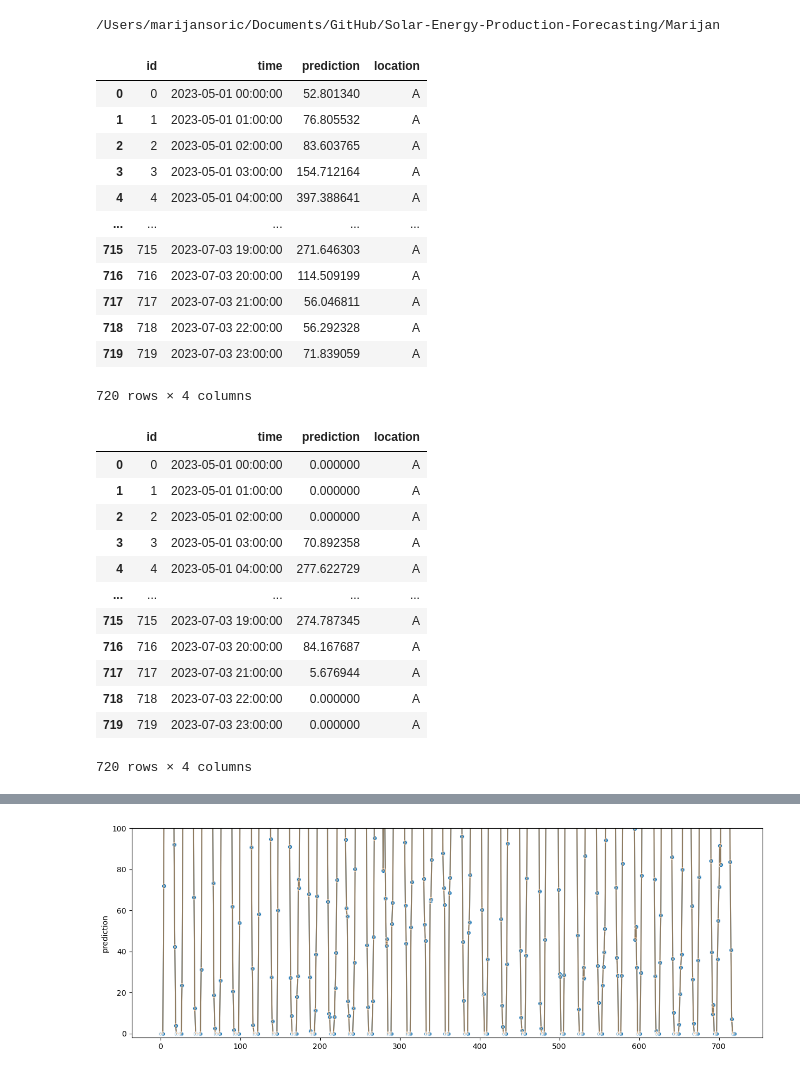
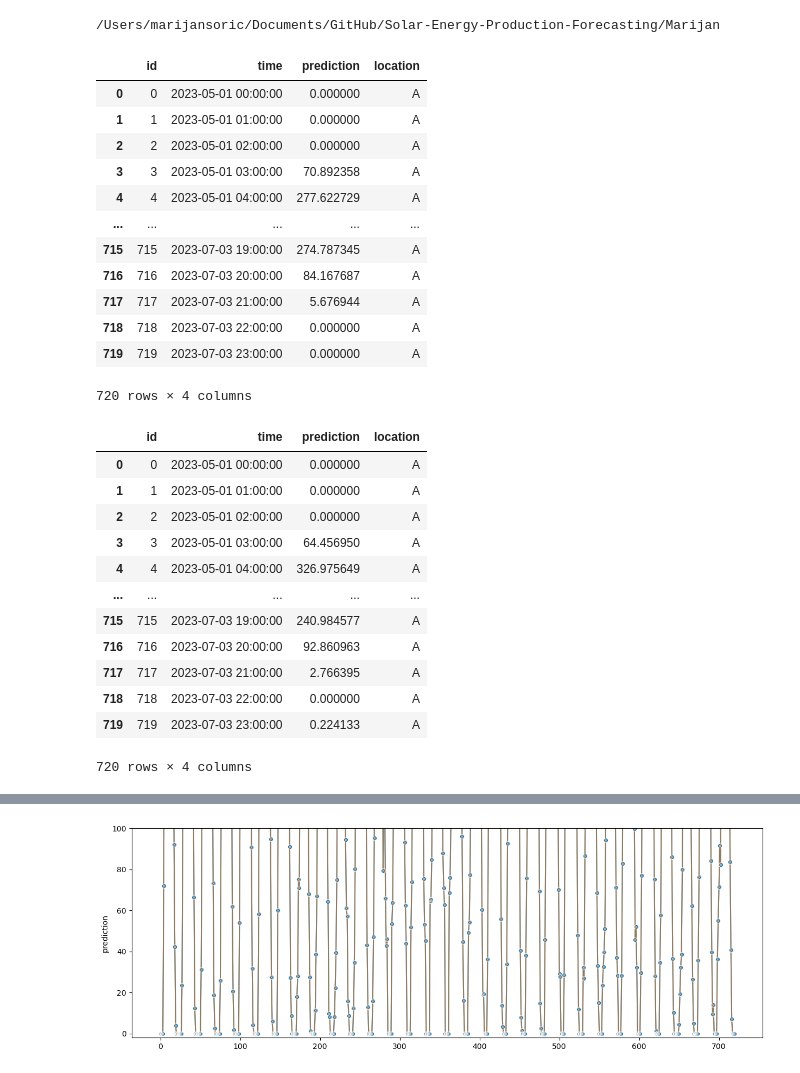
Before and after one commit to soricm/Time-Series-Forecasting-Solar-Energy-Production, a Jupyter notebook: Marijan/h2o-4-sub.ipynb, the cells around one changed output, grey strips where cells are left out. Saved outputs shown, nothing was run; the diff lists cells and outputs as text; code cells hidden in the pictures.

```diff
--- a/Marijan/h2o-4-sub.ipynb
+++ b/Marijan/h2o-4-sub.ipynb
@@ -385,42 +385,42 @@ cd ../Marijan
 # %% [output]
 /Users/marijansoric/Documents/GitHub/Solar-Energy-Production-Forecasting/Marijan
 # %%
-df_pred_as = pd.read_csv('A_shift.csv')
+df_pred_as = pd.read_csv('A_stack.csv')
 df_pred_as.set_index('Unnamed: 0', inplace=True)
 df_pred_as.index.name = None
 df_pred_as
 # %% [output]
 |  | id | time | prediction | location |
-| 0 | 0 | 2023-05-01 00:00:00 | 52.801340 | A |
-| 1 | 1 | 2023-05-01 01:00:00 | 76.805532 | A |
-| 2 | 2 | 2023-05-01 02:00:00 | 83.603765 | A |
-| 3 | 3 | 2023-05-01 03:00:00 | 154.712164 | A |
-| 4 | 4 | 2023-05-01 04:00:00 | 397.388641 | A |
+| 0 | 0 | 2023-05-01 00:00:00 | 0.000000 | A |
+| 1 | 1 | 2023-05-01 01:00:00 | 0.000000 | A |
+| 2 | 2 | 2023-05-01 02:00:00 | 0.000000 | A |
+| 3 | 3 | 2023-05-01 03:00:00 | 70.892358 | A |
+| 4 | 4 | 2023-05-01 04:00:00 | 277.622729 | A |
 | ... | ... | ... | ... | ... |
-| 715 | 715 | 2023-07-03 19:00:00 | 271.646303 | A |
-| 716 | 716 | 2023-07-03 20:00:00 | 114.509199 | A |
-| 717 | 717 | 2023-07-03 21:00:00 | 56.046811 | A |
-| 718 | 718 | 2023-07-03 22:00:00 | 56.292328 | A |
-| 719 | 719 | 2023-07-03 23:00:00 | 71.839059 | A |
+| 715 | 715 | 2023-07-03 19:00:00 | 274.787345 | A |
+| 716 | 716 | 2023-07-03 20:00:00 | 84.167687 | A |
+| 717 | 717 | 2023-07-03 21:00:00 | 5.676944 | A |
+| 718 | 718 | 2023-07-03 22:00:00 | 0.000000 | A |
+| 719 | 719 | 2023-07-03 23:00:00 | 0.000000 | A |
 720 rows × 4 columns
 # %%
-df_pred_a = pd.read_csv('A_stack.csv')
+df_pred_a = pd.read_csv('A_cos.csv')
 df_pred_a.set_index('Unnamed: 0', inplace=True)
 df_pred_a.index.name = None
 df_pred_a
 # %% [output]
 |  | id | time | prediction | location |
 | 0 | 0 | 2023-05-01 00:00:00 | 0.000000 | A |
 | 1 | 1 | 2023-05-01 01:00:00 | 0.000000 | A |
 | 2 | 2 | 2023-05-01 02:00:00 | 0.000000 | A |
-| 3 | 3 | 2023-05-01 03:00:00 | 70.892358 | A |
-| 4 | 4 | 2023-05-01 04:00:00 | 277.622729 | A |
+| 3 | 3 | 2023-05-01 03:00:00 | 64.456950 | A |
+| 4 | 4 | 2023-05-01 04:00:00 | 326.975649 | A |
 | ... | ... | ... | ... | ... |
-| 715 | 715 | 2023-07-03 19:00:00 | 274.787345 | A |
-| 716 | 716 | 2023-07-03 20:00:00 | 84.167687 | A |
-| 717 | 717 | 2023-07-03 21:00:00 | 5.676944 | A |
+| 715 | 715 | 2023-07-03 19:00:00 | 240.984577 | A |
+| 716 | 716 | 2023-07-03 20:00:00 | 92.860963 | A |
+| 717 | 717 | 2023-07-03 21:00:00 | 2.766395 | A |
 | 718 | 718 | 2023-07-03 22:00:00 | 0.000000 | A |
-| 719 | 719 | 2023-07-03 23:00:00 | 0.000000 | A |
+| 719 | 719 | 2023-07-03 23:00:00 | 0.224133 | A |
 720 rows × 4 columns
 # %%
 df_pred_a.prediction.plot(), df_pred_as.prediction.plot()
```
Also changed, not shown: parts of 10 cells of this notebook, 9 other files.
